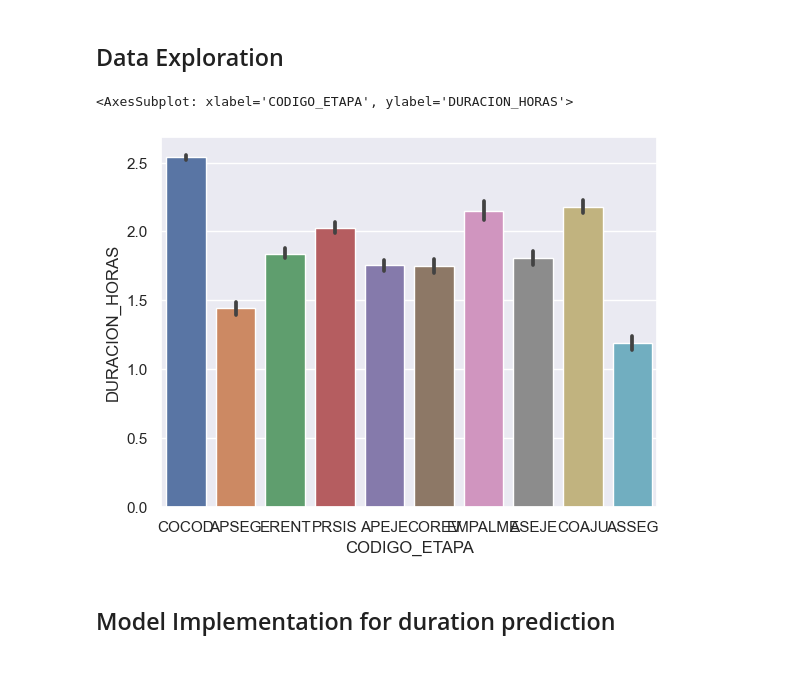
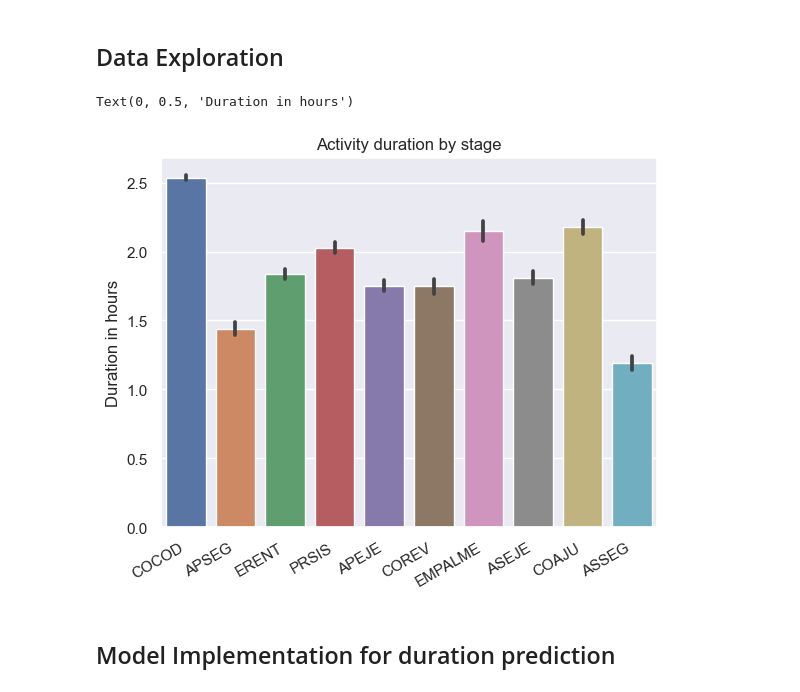
Before and after one commit to jrsalgadoASW/hw4_ares, a Jupyter notebook: model_creation.ipynb, the cells around one changed output. Cells and saved outputs as stored; diff of their text form; code cells hidden in the pictures.

Commit message:
Some graphics look nicer now

```diff
--- a/model_creation.ipynb
+++ b/model_creation.ipynb
@@ -546,9 +546,13 @@ plt.show()
 ## Data Exploration
 # %%
 sns.barplot(x=data["CODIGO_ETAPA"], y=data["DURACION_HORAS"], data=data)
+plt.xticks(rotation=30, ha='right')
+plt.title('Activity duration by stage')
+plt.xlabel(None)
+plt.ylabel('Duration in hours')
 # %% [output]
-<AxesSubplot: xlabel='CODIGO_ETAPA', ylabel='DURACION_HORAS'>
+Text(0, 0.5, 'Duration in hours')
-[figure, old version]
+[figure, new version]
 # %% [markdown]
 ## Model Implementation for duration prediction
 # %%
```
